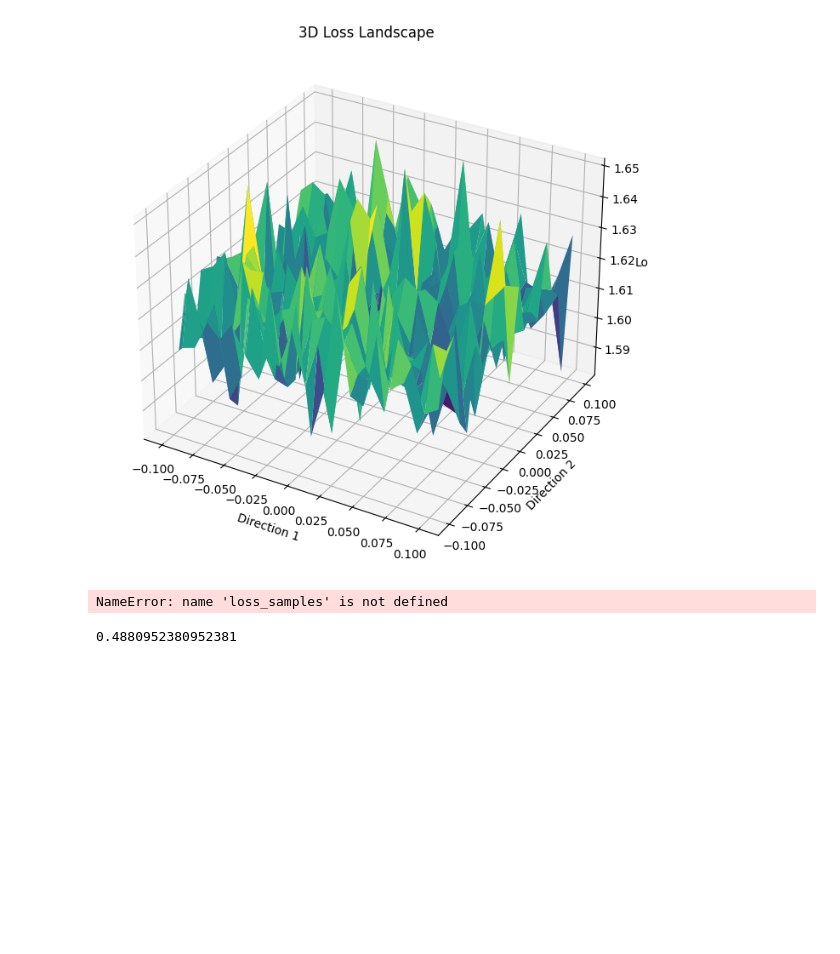
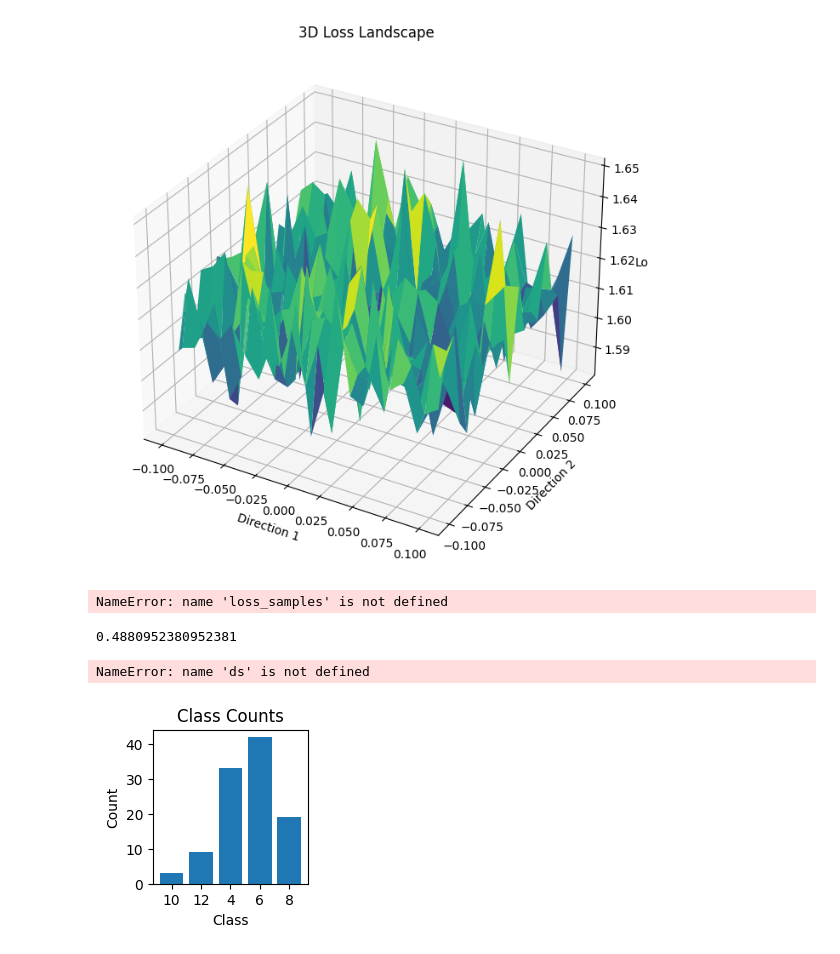
Before and after one commit to alvisngan/AASD4010_deep_learning_1_project, a Jupyter notebook: engine_id.ipynb, the cells around one changed output. Drawn from its saved outputs; the diff is of its cells as text; code cells hidden in the pictures; blank space fills up the shorter version.

Commit message:
class count graphic

```diff
--- a/engine_id.ipynb
+++ b/engine_id.ipynb
@@ -779,3 +784,41 @@ NameError: name 'loss_samples' is not defined
 max(accuracy_values)
 # %% [output]
 0.4880952380952381
+# %%
+# Calculate the number of samples in each class/label
+from collections import Counter
+
+# Assuming `ds` is your dataset instance
+label_counts = Counter(ds.y_class)  # Count occurrences of each class index
+
+# Map class indices back to their cylinder labels
+class_to_cylinders = ds.class_to_cylinders
+label_counts_mapped = {class_to_cylinders[k]: v for k, v in label_counts.items()}
+
+# Print the counts for each class
+print("Number of samples in each class:")
+for cylinder, count in label_counts_mapped.items():
+    print(f"Class {cylinder}: {count}")
+# %% [output]
+NameError: name 'ds' is not defined
+# %%
+#bar chart
+class_counts = {'10': 3,
+                '12': 9,
+                '4': 33,
+                '6': 42,
+                '8': 19}
+
+#bar chart of class counts
+import matplotlib.pyplot as plt
+
+#plot size
+plt.figure(figsize=(2,2))
+plt.bar(class_counts.keys(), class_counts.values())
+
+plt.xlabel('Class')
+plt.ylabel('Count')
+plt.title('Class Counts')
+plt.show()
+# %% [output]
+[figure, added]
```
Also changed, not shown: parts of 4 cells of this notebook.
